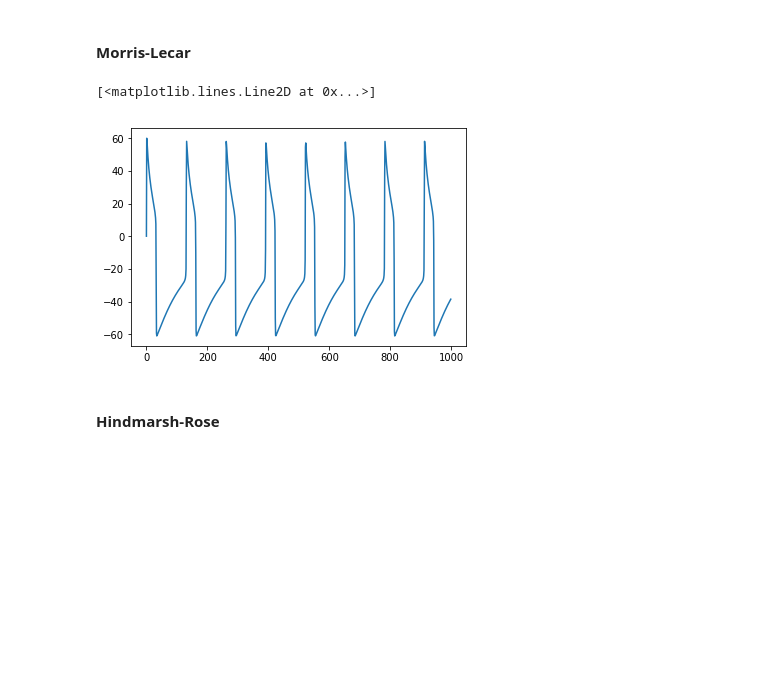
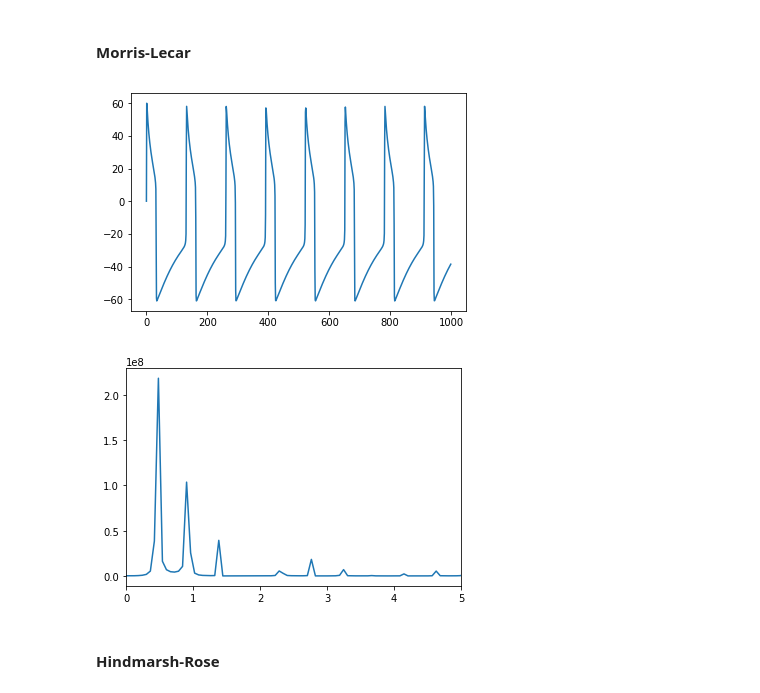
Before and after one commit to zthurman/fizzpy, a Jupyter notebook: Notebooks/Tensorflow/Nonlinear Dynamics.ipynb, the cells around one changed output. Saved outputs shown, nothing was run; the diff lists cells and outputs as text; code cells hidden in the pictures; blank space fills up the shorter version.

```diff
--- a/Notebooks/Tensorflow/Nonlinear Dynamics.ipynb
+++ b/Notebooks/Tensorflow/Nonlinear Dynamics.ipynb
@@ -99,31 +122,32 @@ plt.plot(v)
 # %%
 vk = -84
 gk = 8
 vca = 130
 gca = 4.4
 vl = -60
 gl = 2
 phi = 0.04
 v1 = -1.2
 v2 = 18
 v3 = 2
 v4 = 30
 iapp = 80
 inits = [0.1, 0.1]
 
 def morrislecar_equation(state, t):
     v, n = tf.unstack(state)
     dv = (-gca*(0.5*(1 + tf.tanh((v - v1)/v2)))*(v - vca) - gk*n*(v - vk) - gl*(v - vl) + iapp)
     dn = (phi*((0.5*(1 + tf.tanh((v - v3)/v4))) - n))/(1/tf.cosh((v - v3)/(2*v4)))
     return tf.stack([dv, dn])
 
 sess = tf.Session()
 state, info = sess.run(generate_odesolution(morrislecar_equation, inits, tfinal=500))
 v, n = state.T
 plt.plot(v)
+generate_powerspectrum(v)
 # %% [output]
-[<matplotlib.lines.Line2D at 0x...>]
 [figure]
+[figure, added]
 # %% [markdown]
 #### Hindmarsh-Rose
 # %%
```
Also changed, not shown: parts of 6 cells of this notebook.
